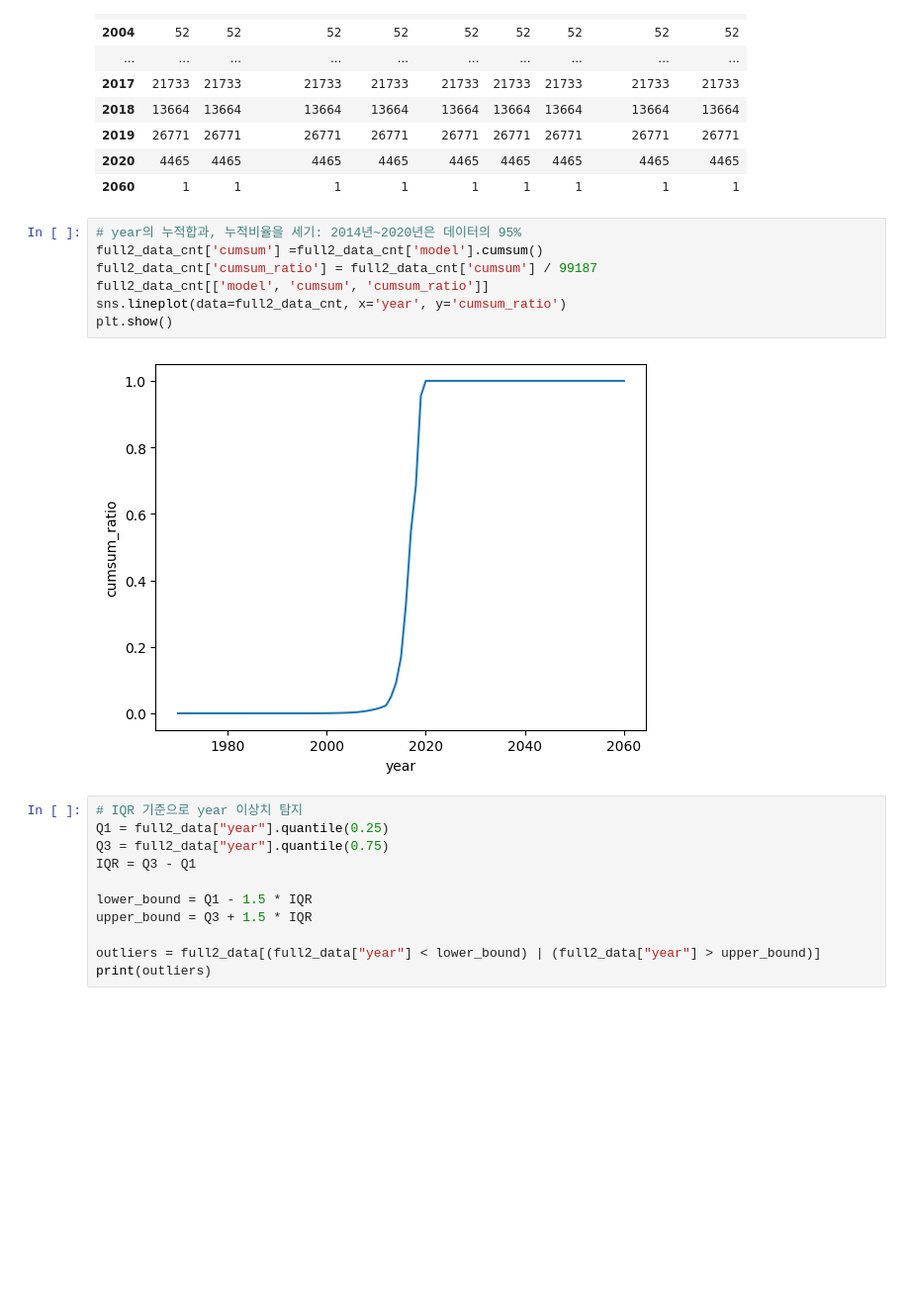
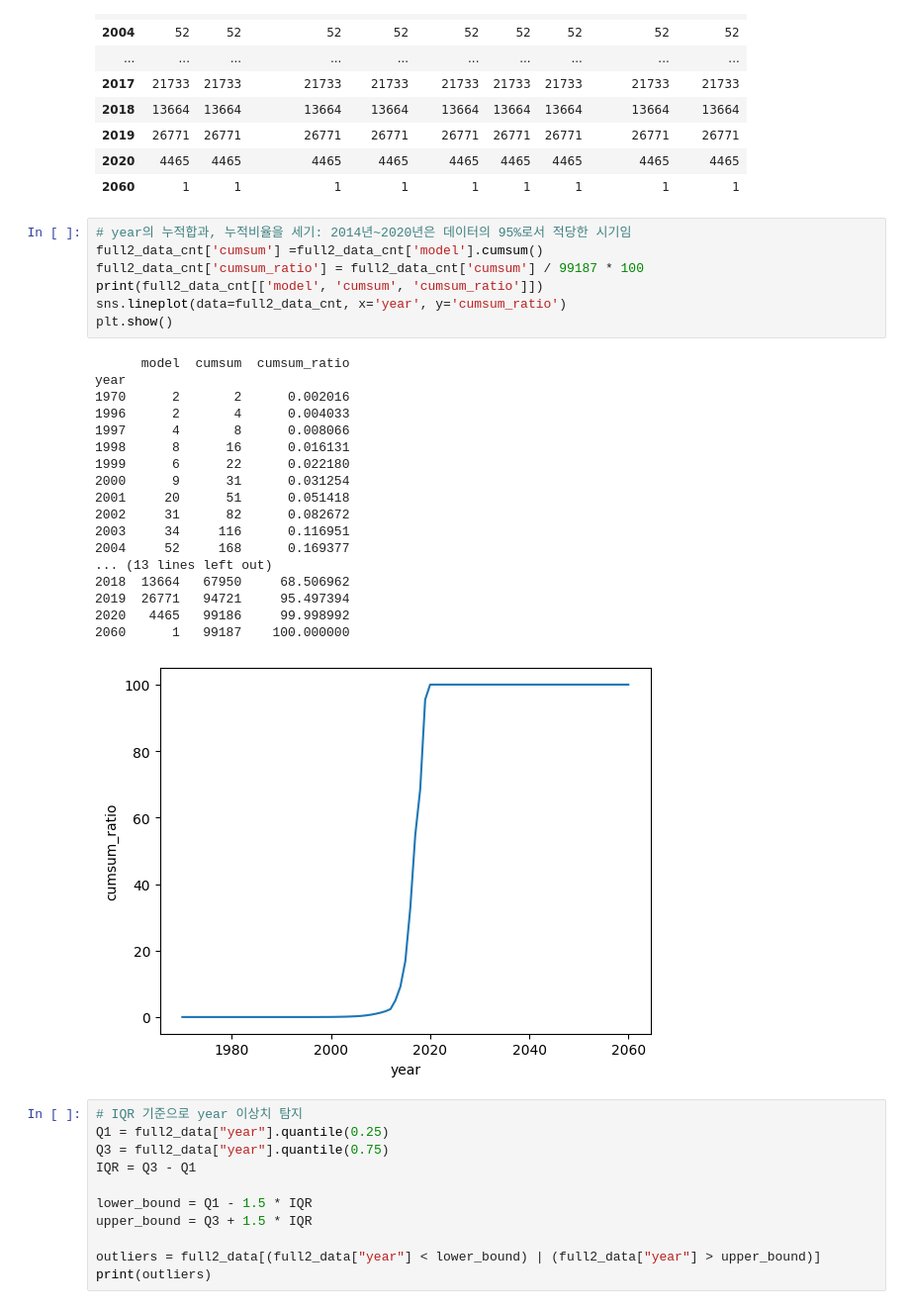
Before and after one commit to parkgunha/Chagawa_project, a Jupyter notebook: 건하_통합코드.ipynb, the cells around one changed output. Shown at 99% size. Cells and saved outputs as stored; diff of their text form; blank space fills up the shorter version.

```diff
--- a/건하_통합코드.ipynb
+++ b/건하_통합코드.ipynb
@@ -221,14 +221,31 @@ full2_data_cnt
 | 2020 | 4465 | 4465 | 4465 | 4465 | 4465 | 4465 | 4465 | 4465 | 4465 |
 | 2060 | 1 | 1 | 1 | 1 | 1 | 1 | 1 | 1 | 1 |
 # %%
-# year의 누적합과, 누적비율을 세기: 2014년~2020년은 데이터의 95%
+# year의 누적합과, 누적비율을 세기: 2014년~2020년은 데이터의 95%로서 적당한 시기임
 full2_data_cnt['cumsum'] =full2_data_cnt['model'].cumsum()
-full2_data_cnt['cumsum_ratio'] = full2_data_cnt['cumsum'] / 99187
-full2_data_cnt[['model', 'cumsum', 'cumsum_ratio']]
+full2_data_cnt['cumsum_ratio'] = full2_data_cnt['cumsum'] / 99187 * 100
+print(full2_data_cnt[['model', 'cumsum', 'cumsum_ratio']])
 sns.lineplot(data=full2_data_cnt, x='year', y='cumsum_ratio')
 plt.show()
 # %% [output]
+      model  cumsum  cumsum_ratio
+year
+1970      2       2      0.002016
+1996      2       4      0.004033
+1997      4       8      0.008066
+1998      8      16      0.016131
+1999      6      22      0.022180
+2000      9      31      0.031254
+2001     20      51      0.051418
+2002     31      82      0.082672
+2003     34     116      0.116951
+2004     52     168      0.169377
+... (13 lines left out)
+2018  13664   67950     68.506962
+2019  26771   94721     95.497394
+2020   4465   99186     99.998992
+2060      1   99187    100.000000
-[figure, old version]
+[figure, new version]
 # %%
 # IQR 기준으로 year 이상치 탐지
 Q1 = full2_data["year"].quantile(0.25)
```
Also changed, not shown: parts of 1 cell of this notebook, 1 other file.
